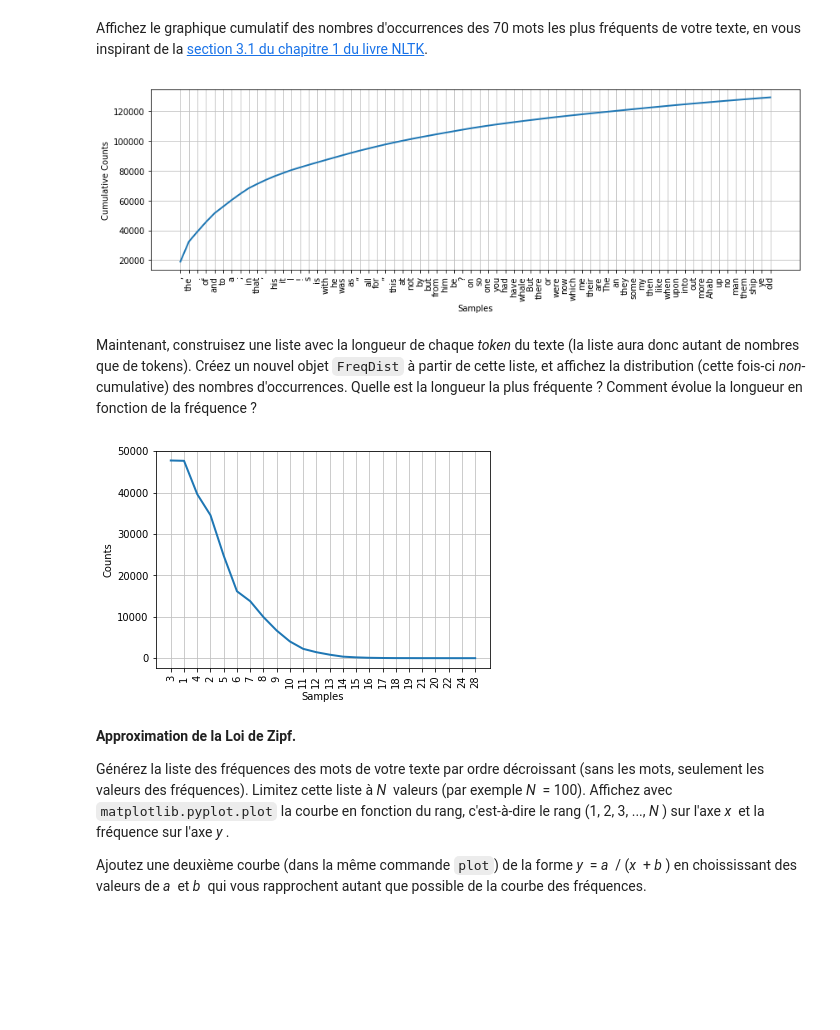
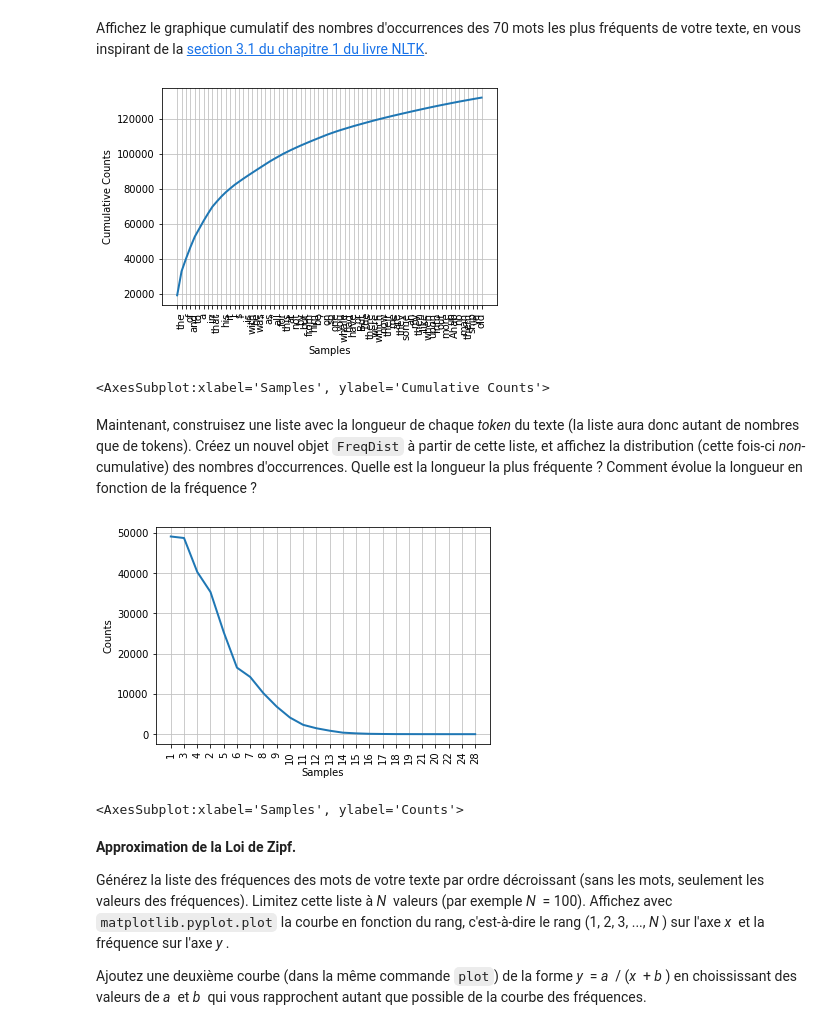
Before and after one commit to kayoumido/TAL_LABO1, a Jupyter notebook: TAL_Labo1b_student.ipynb, the cells around one changed output. Saved outputs shown, nothing was run; the diff lists cells and outputs as text; code cells hidden in the pictures; blank space fills up the shorter version.

```diff
--- a/TAL_Labo1b_student.ipynb
+++ b/TAL_Labo1b_student.ipynb
@@ -78,7 +81,7 @@ Inspirez-vous du [chapitre 3 (3.1. Processing Raw Text) du livre NLTK](http://ww
 # %%
 from urllib import request
 # Please write your Python code below and execute it.
-book_url = "http://www.gutenberg.org/files/64624/64624-0.txt"
+book_url = "http://www.gutenberg.org/files/2701/2701-0.txt"
 response = request.urlopen(book_url)
 raw_book = response.read().decode('utf8')
 
@@ -94,7 +97,7 @@ end_delimiter = "*** END OF THE PROJECT GUTENBERG EBOOK"
 
 raw_book.find(start_delimiter)
 
-book_start = raw_book.find(start_book)
+book_start = raw_book.find(start_delimiter)
 book_start = raw_book.find("\n", book_start)
 book_end = raw_book.find(end_delimiter)
 cleaned_book = raw_book[book_start:book_end].replace('\r\n', ' ')
@@ -194,3 +193,6 @@ Pour calculer des statistiques, il faut d'abord créer un objet de type `nltk.Te
 Créez et stockez dans une variable un objet `nltk.Text` à partir de la liste des tokens de votre texte.  (Vous pouvez appeler ici `nltk.word_tokenize`.)
 # %%
 # Please write your Python code in this cell and execute it.
+text = nltk.Text(tokens)
+
+print(text)
@@ -247,4 +269,6 @@ NLTK peut facilement calculer les fréquences de tous les _tokens_ dans un `nltk
 Veuillez construire la distribution de fréquences de votre texte.
 # %%
 # Please write your Python code in this cell and execute it.
+word_frequency = nltk.FreqDist(text)
+print(word_frequency)
 # %% [output]
@@ -267,14 +293,22 @@ import matplotlib.pyplot
 Affichez le graphique cumulatif des nombres d'occurrences des 70 mots les plus fréquents de votre texte, en vous inspirant de la  [section 3.1 du chapitre 1 du livre NLTK](http://www.nltk.org/book/ch01.html#frequency-distributions).
 # %%
 # Please write your Python code in this cell and execute it.
+word_frequency.plot(70, cumulative=True)
 # %% [output]
-[figure, old version]
+[figure, new version]
+<AxesSubplot:xlabel='Samples', ylabel='Cumulative Counts'>
 # %% [markdown]
 Maintenant, construisez une liste avec la longueur de chaque _token_ du texte (la liste aura donc autant de nombres que de tokens).  Créez un nouvel objet `FreqDist` à partir de cette liste, et affichez la distribution (cette fois-ci _non_-cumulative) des nombres d'occurrences.  Quelle est la longueur la plus fréquente ?  Comment évolue la longueur en fonction de la fréquence ?
 # %%
 # Please write your Python code in this cell and execute it.
+word_lengths = [len(word) for word in text]
+
+length_frequency = nltk.FreqDist(word_lengths)
+
+length_frequency.plot(cumulative=False)
 # %% [output]
-[figure, old version]
+[figure, new version]
+<AxesSubplot:xlabel='Samples', ylabel='Counts'>
 # %% [markdown]
 **Approximation de la Loi de Zipf.**
 
```
Also changed, not shown: parts of 18 cells of this notebook.
